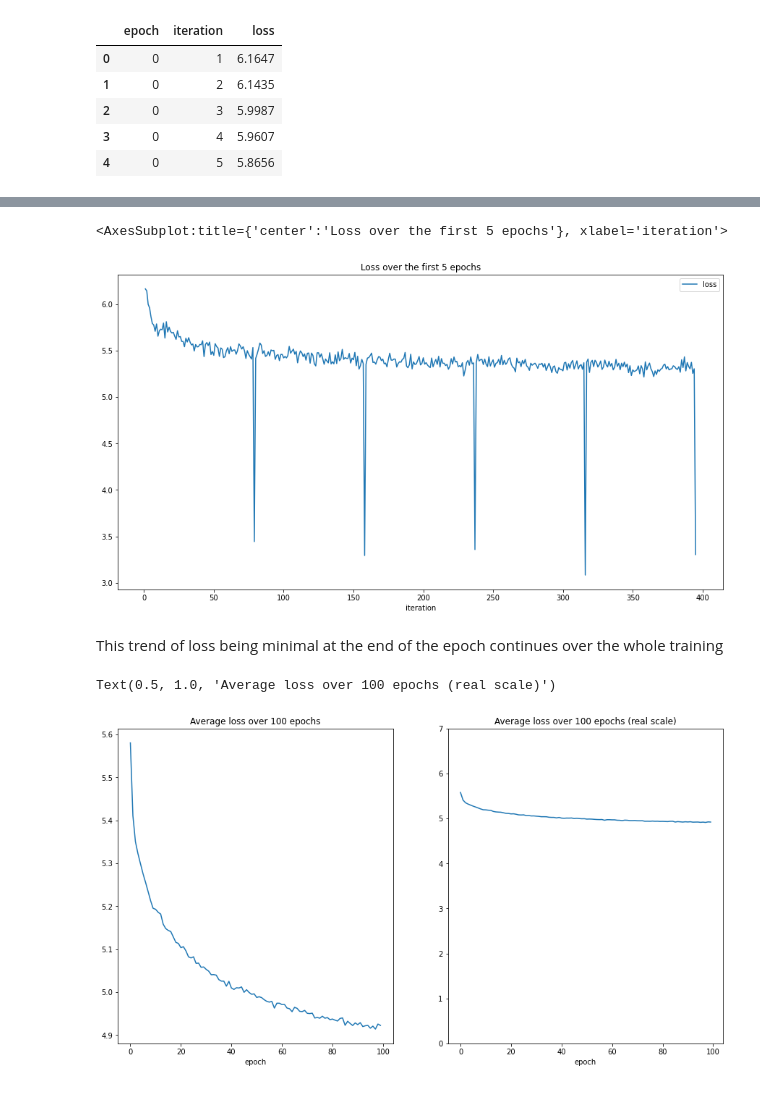
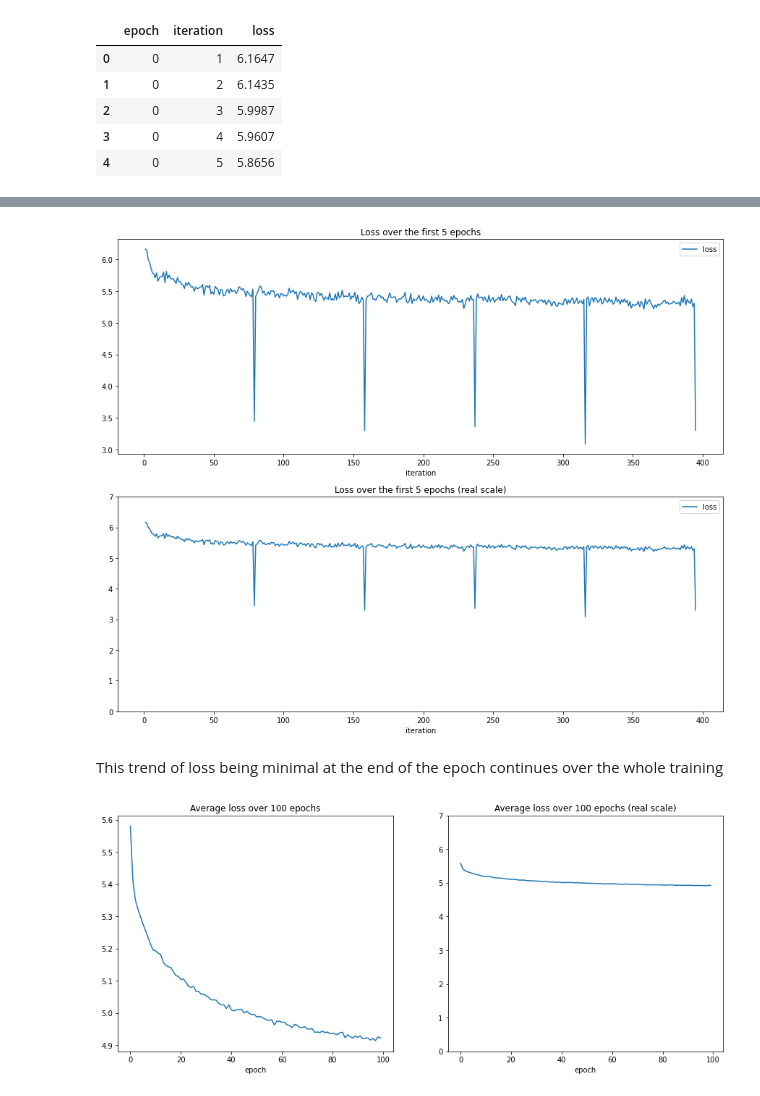
Before and after one commit to AlinaGodun/dcl_b, a Jupyter notebook: DCB Notebook.ipynb, the cells around one changed output, grey strips where cells are left out. Drawn from its saved outputs; the diff is of its cells as text; code cells hidden in the pictures.

```diff
--- a/DCB Notebook.ipynb
+++ b/DCB Notebook.ipynb
@@ -230,18 +235,13 @@ iteration[iteration.epoch==0].plot(x='iteration', y='loss', kind='line',figsize=
 # %%
-iteration[iteration.epoch<5].plot(x='iteration', y='loss', kind='line',figsize=(15,8),title='Loss over the first 5 epochs')
+make_plots(df=iteration[iteration.epoch<5], x='iteration', y='loss', kind='line', ylim=(0,7), figsize=(15,12), nrows=2, ncolumns=1, title='Loss over the first 5 epochs')
 # %% [output]
-<AxesSubplot:title={'center':'Loss over the first 5 epochs'}, xlabel='iteration'>
-[figure, old version]
+[figure, new version]
 # %% [markdown]
 This trend of loss being minimal at the end of the epoch continues over the whole training
 # %%
 it_epoch_group = iteration.groupby("epoch")["loss"].mean()
-# %%
-fig, axes = plt.subplots(1,2,figsize=(20,8))
-it_epoch_group.plot(ax = axes[0], subplots=True, x='epoch', y='loss', kind='line')
-axes[0].set_title('Average loss over 100 epochs')
-it_epoch_group.plot(ax = axes[1], subplots=True, x='epoch', y='loss', kind='line', ylim=(0,7))
-axes[1].set_title('Average loss over 100 epochs (real scale)')
-# %% [output]
-Text(0.5, 1.0, 'Average loss over 100 epochs (real scale)')
-[figure, removed]
+# %%
+make_plots(df=it_epoch_group, x='epoch', y='loss', kind='line', ylim=(0,7), figsize=(15,6),
+           title='Average loss over 100 epochs')
+# %% [output]
+[figure, added]
```
Also changed, not shown: parts of 3 cells of this notebook.
